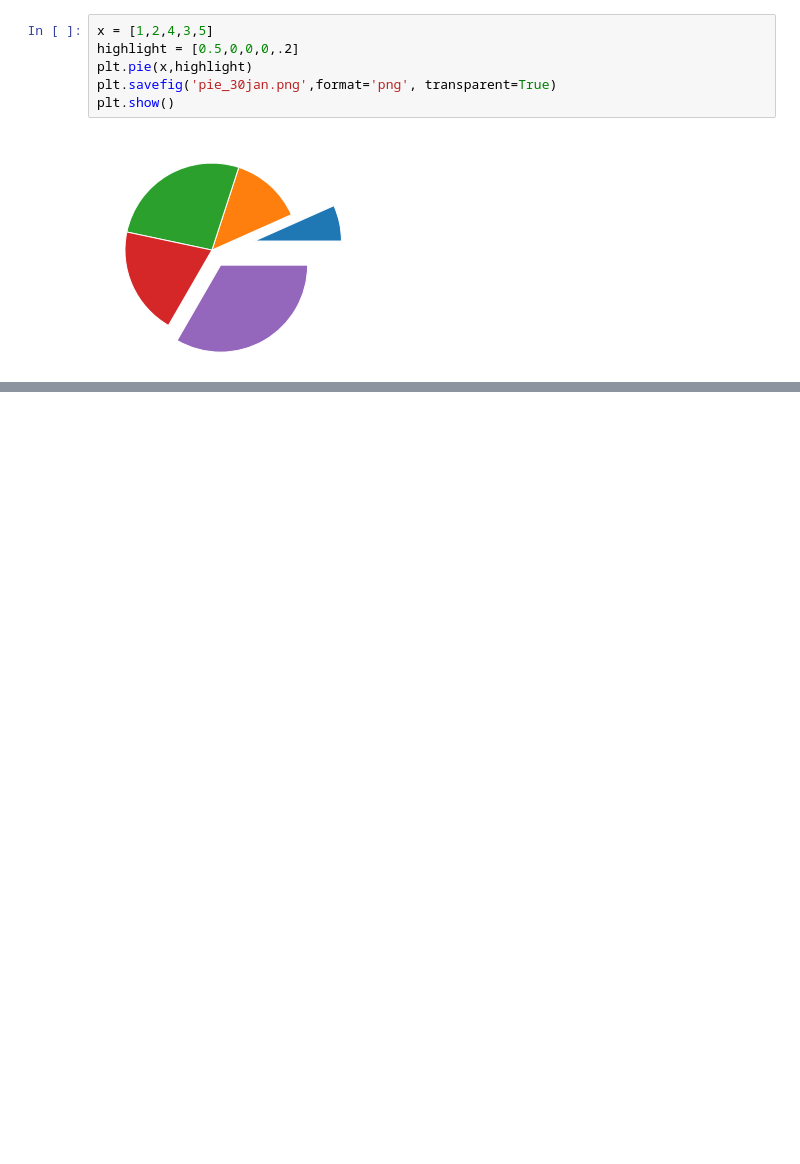
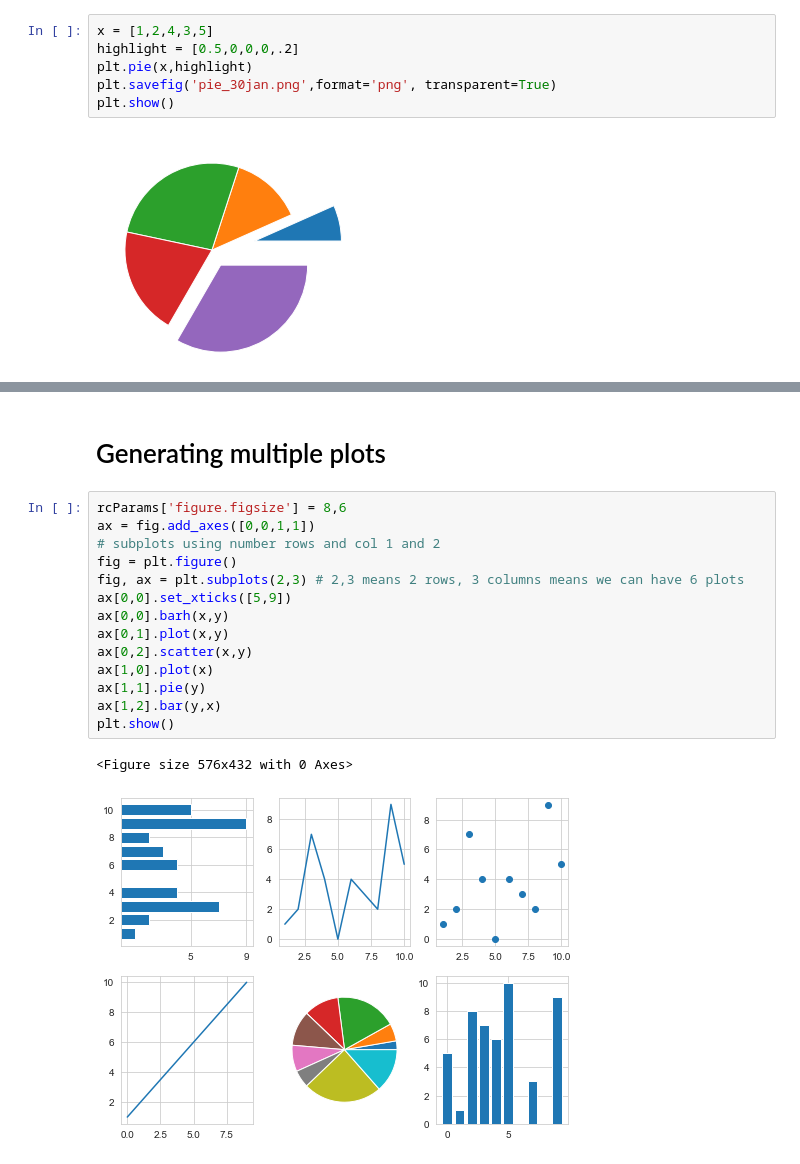
Before and after one commit to VaighundaSubash/MachineLearning, a Jupyter notebook: DataVisualization/MATPLOTLIB-datavisualization.ipynb, the cells around one changed output, grey strips where cells are left out. Drawn from its saved outputs; the diff is of its cells as text; blank space fills up the shorter version.

```diff
--- a/DataVisualization/MATPLOTLIB-datavisualization.ipynb
+++ b/DataVisualization/MATPLOTLIB-datavisualization.ipynb
@@ -148,0 +183,19 @@ plt.show()
+# %% [markdown]
+# Generating multiple plots
+# %%
+rcParams['figure.figsize'] = 8,6
+ax = fig.add_axes([0,0,1,1])
+# subplots using number rows and col 1 and 2
+fig = plt.figure()
+fig, ax = plt.subplots(2,3) # 2,3 means 2 rows, 3 columns means we can have 6 plots
+ax[0,0].set_xticks([5,9])
+ax[0,0].barh(x,y)
+ax[0,1].plot(x,y)
+ax[0,2].scatter(x,y)
+ax[1,0].plot(x)
+ax[1,1].pie(y)
+ax[1,2].bar(y,x)
+plt.show()
+# %% [output]
+<Figure size 576x432 with 0 Axes>
+[figure, added]
```
Also changed, not shown: parts of 15 cells of this notebook.
